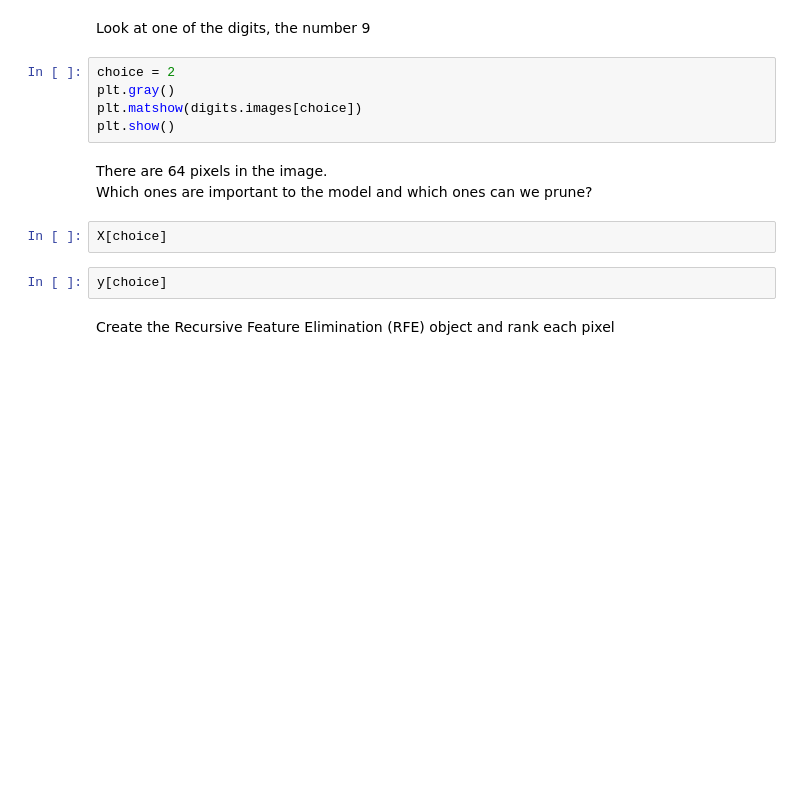
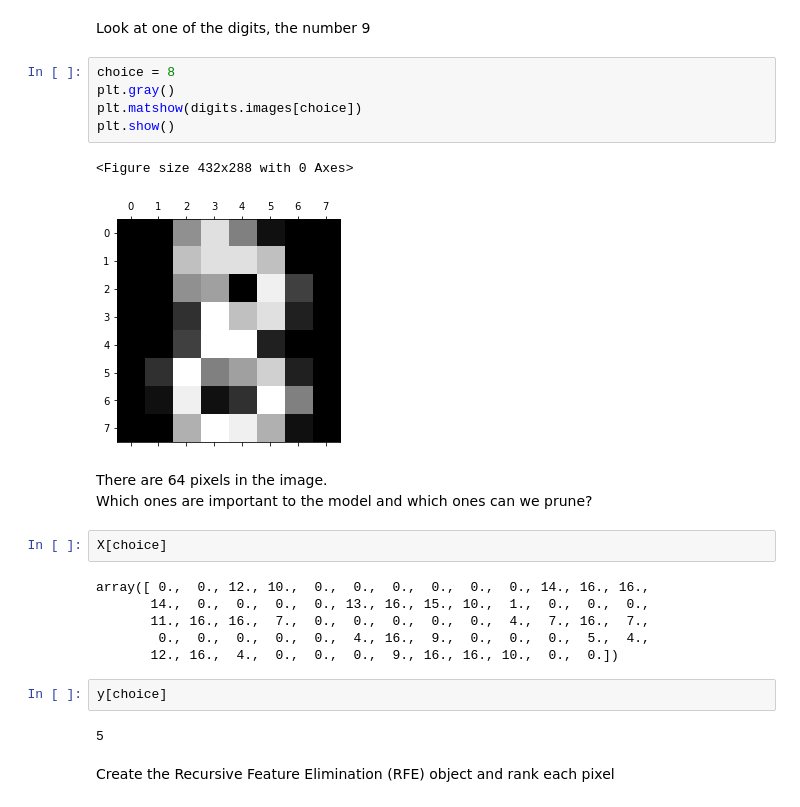
Before and after one commit to cagBRT/Machine-Learning, a Jupyter notebook: FeatureSelection1.ipynb, the cells around one changed output. Cells and saved outputs as stored; diff of their text form; blank space fills up the shorter version.

```diff
--- a/FeatureSelection1.ipynb
+++ b/FeatureSelection1.ipynb
@@ -232,17 +313,28 @@ y = digits.target
 # %% [markdown]
 Look at one of the digits, the number 9
 # %%
-choice = 2
+choice = 8
 plt.gray()
 plt.matshow(digits.images[choice])
 plt.show()
+# %% [output]
+<Figure size 432x288 with 0 Axes>
+[figure, added]
 # %% [markdown]
 There are 64 pixels in the image. <br>
 Which ones are important to the model and which ones can we prune?
 # %%
 X[choice]
+# %% [output]
+array([ 0.,  0., 12., 10.,  0.,  0.,  0.,  0.,  0.,  0., 14., 16., 16.,
+       14.,  0.,  0.,  0.,  0., 13., 16., 15., 10.,  1.,  0.,  0.,  0.,
+       11., 16., 16.,  7.,  0.,  0.,  0.,  0.,  0.,  4.,  7., 16.,  7.,
+        0.,  0.,  0.,  0.,  0.,  4., 16.,  9.,  0.,  0.,  0.,  5.,  4.,
+       12., 16.,  4.,  0.,  0.,  0.,  9., 16., 16., 10.,  0.,  0.])
 # %%
 y[choice]
+# %% [output]
+5
 # %% [markdown]
 Create the Recursive Feature Elimination (RFE) object and rank each pixel
 # %%
```
Also changed, not shown: parts of 38 cells of this notebook.
